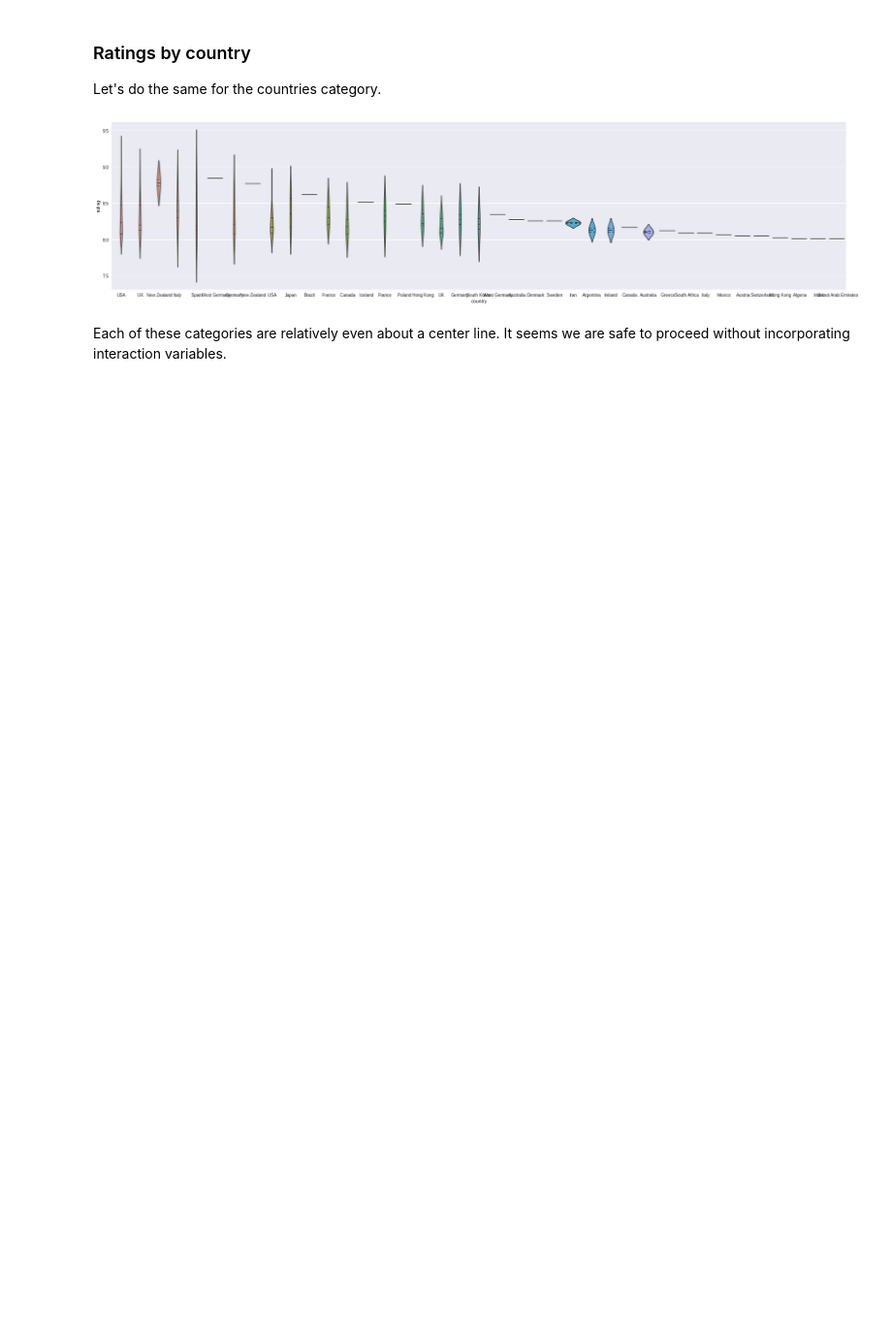
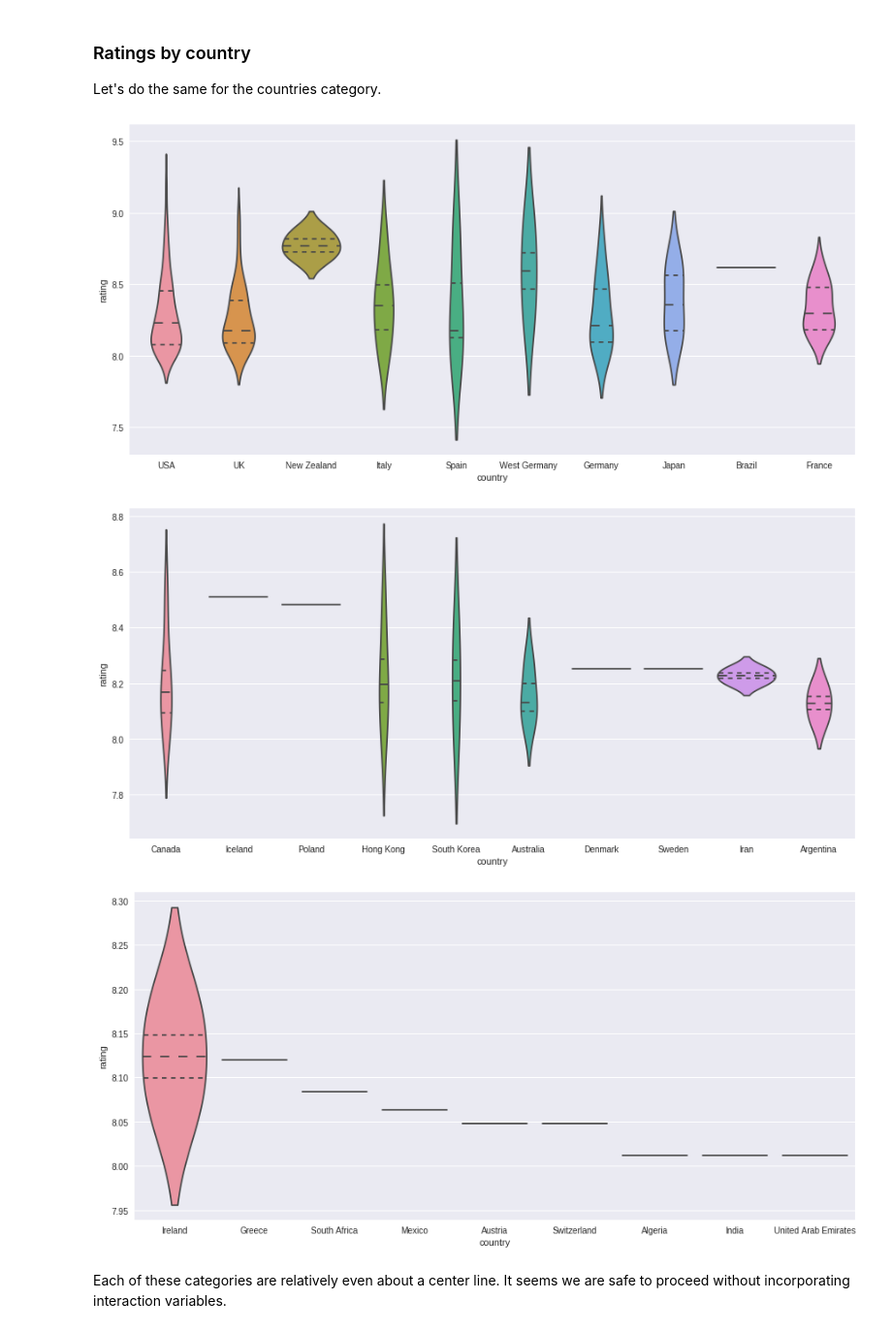
Before and after one commit to Jyrmi/jyrmi.github.io, a Jupyter notebook: CMSC320-finalproject-Wenhao-Jeremy.ipynb, the cells around one changed output. Shown: that part at 97% size. Saved outputs shown, nothing was run; the diff lists cells and outputs as text; code cells hidden in the pictures; blank space fills up the shorter version.

```diff
--- a/CMSC320-finalproject-Wenhao-Jeremy.ipynb
+++ b/CMSC320-finalproject-Wenhao-Jeremy.ipynb
@@ -169,7 +169,7 @@ memory usage: 27.4+ KB
 This section involves handling missing data. We elected to simply drop rows where votes, budget, or gross are missing, to ensure we are using a consistent set of data for our visualizations. We would also like to clean up the categorical values so that they aren't followed by a superfluous delimiter ", ". This will make for easier string splitting later on.
 # %%
 tidy_df = df.loc[(df['votes'] > 0) & (df['budget'] > 0) & (df['gross'] > 0)]
-
+tidy_df = tidy_df.reset_index(drop=True)
 tidy_df.info()
 tidy_df.head()
 # %% [output]
@@ -293,10 +293,23 @@ No remarkable difference between ratings based on whether a film is in color.
 ### Ratings by genre
 For this visualization, we have to work a bit on the data. Some films have multiple genres, and this is reflected in the genres column through comma-delimiting. If a film belongs to multiple genres, it should count once for each of them. We achieve this effect by splitting rows with multiple comma-delimited values in their genres column into multiple rows, each with one unique genre.
 # %%
-melted_genres = pd.concat([pd.Series(row['rating'], row['genres'].split(','))
+CHUNK_SIZE = 10
+
+def chunks(l, n):
+    """Yield successive n-sized chunks from l."""
+    for i in range(0, len(l), n):
+        yield l[i:i + n]
+
+# Split multi-value genre rows into multiple rows, each with one genre
+melted_genres = pd.concat([pd.Series(row['rating'], row['genres'].split(', '))
                          for _, row in tidy_df.iterrows()]).reset_index()
 melted_genres.columns = ['genre', 'rating']
-f, ax = plt.subplots(figsize=(22, 7))
-sns.violinplot(x='genre', y='rating', data=melted_genres, inner='quart')
+
+# Spread out the violins on separate plots so that there aren't too many on one plot
+for genre_chunk in chunks(unique_genres, CHUNK_SIZE):
+    chunk_df = melted_genres[melted_genres.genre.isin(genre_chunk)]
+    f, ax = plt.subplots(figsize=(15, 7))
+    sns.violinplot(x='genre', y='rating', data=chunk_df, inner='quart')
+
 sns.plt.show()
 # %% [output]
@@ -305,13 +319,21 @@ sns.plt.show()
 ### Ratings by country
 Let's do the same for the countries category.
 # %%
-melted_countries = pd.concat([pd.Series(row['rating'], row['country'].split(','), name='rating')
+# Split multi-value genre rows into multiple rows, each with one genre
+melted_countries = pd.concat([pd.Series(row['rating'], row['country'].split(', '))
                          for _, row in tidy_df.iterrows()]).reset_index()
 melted_countries.columns = ['country', 'rating']
-f, ax = plt.subplots(figsize=(30, 7))
-sns.violinplot(x='country', y='rating', data=melted_countries, inner='quart')
+
+# Spread out the violins on separate plots so that there aren't too many on one plot
+for country_chunk in chunks(unique_countries, CHUNK_SIZE):
+    chunk_df = melted_countries[melted_countries.country.isin(country_chunk)]
+    f, ax = plt.subplots(figsize=(15, 7))
+    sns.violinplot(x='country', y='rating', data=chunk_df, inner='quart')
+
 sns.plt.show()
 # %% [output]
-[figure, old version]
+[figure, new version]
+[figure, added]
+[figure, added]
 # %% [markdown]
 Each of these categories are relatively even about a center line. It seems we are safe to proceed without incorporating interaction variables.
```
Also changed, not shown: parts of 8 cells of this notebook, 1 other file.
